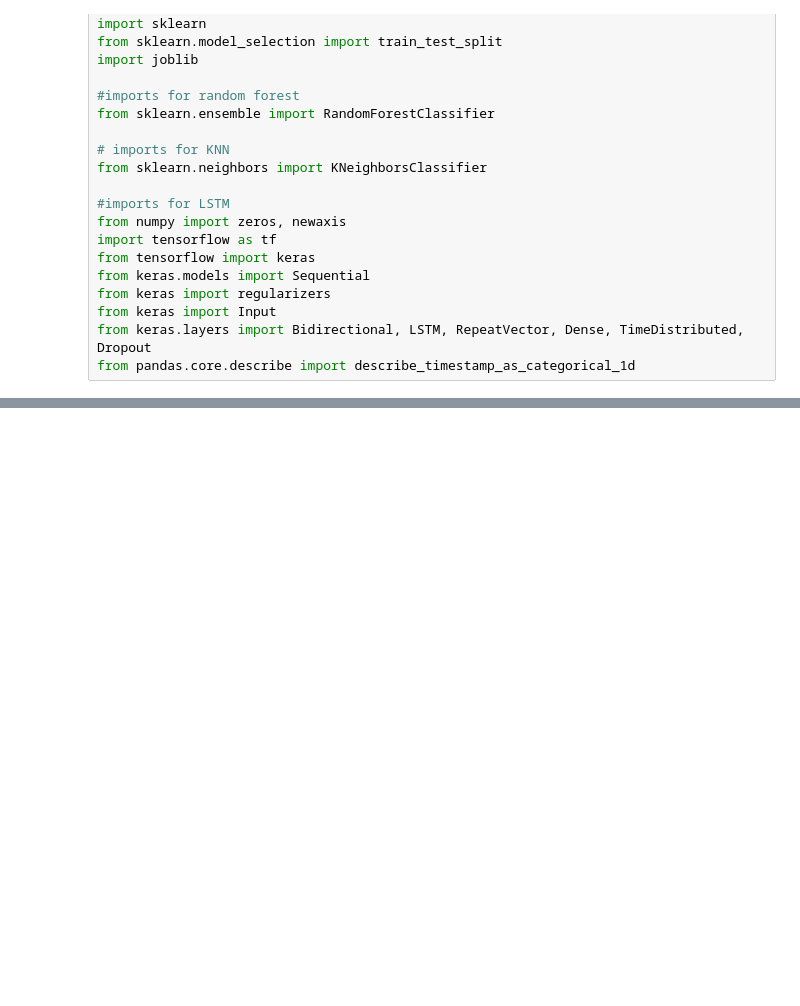
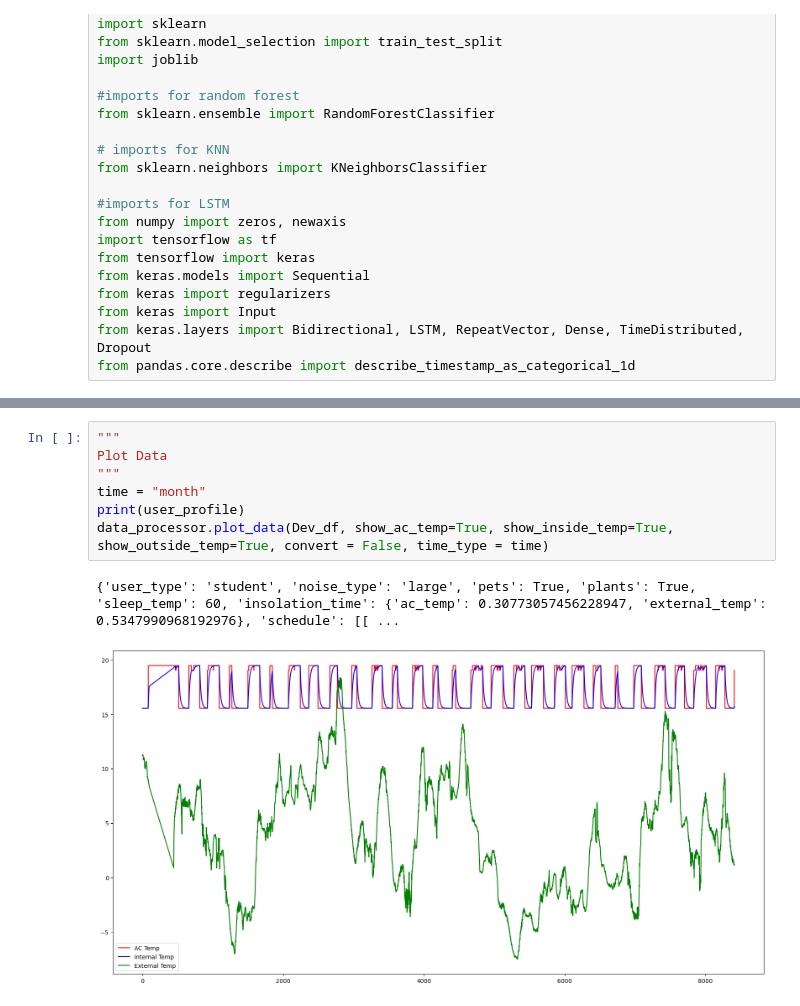
Before and after one commit to shef4/fireflyai, a Jupyter notebook: Thermoflyai_model_training.ipynb, the cells around one changed output, grey strips where cells are left out. Drawn from its saved outputs; the diff is of its cells as text; blank space fills up the shorter version.

```diff
--- a/Thermoflyai_model_training.ipynb
+++ b/Thermoflyai_model_training.ipynb
@@ -1021,0 +338,10 @@ print("Accuracy: %.2f%%" % (accuracy * 100.0))
+# %%
+"""
+Plot Data
+"""
+time = "month"
+print(user_profile)
+data_processor.plot_data(Dev_df, show_ac_temp=True, show_inside_temp=True, show_outside_temp=True, convert = False, time_type = time)
+# %% [output]
+{'user_type': 'student', 'noise_type': 'large', 'pets': True, 'plants': True, 'sleep_temp': 60, 'insolation_time': {'ac_temp': 0.30773057456228947, 'external_temp': 0.5347990968192976}, 'schedule': [[ ...
+[figure, added]
```
Also changed, not shown: parts of 40 cells of this notebook.
